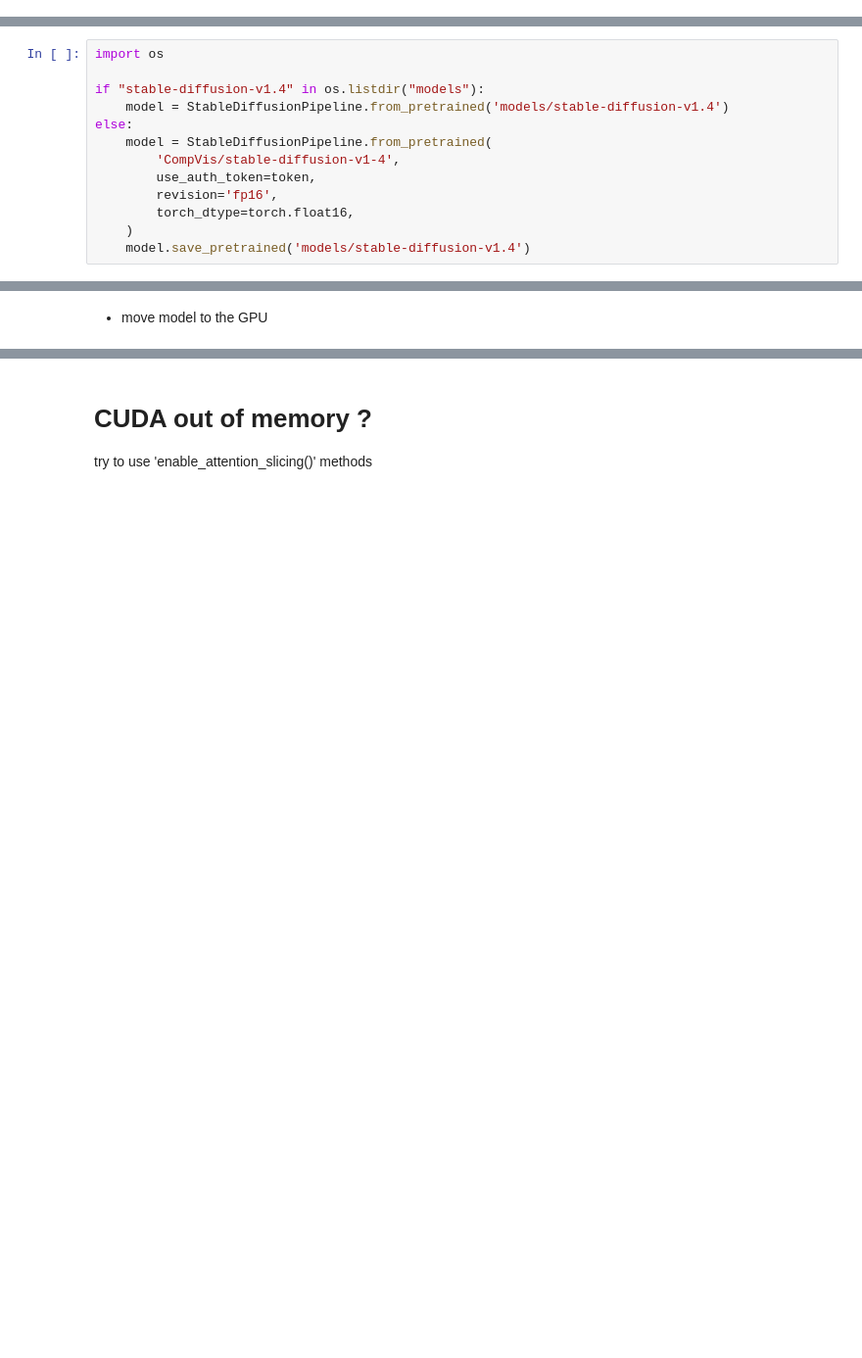
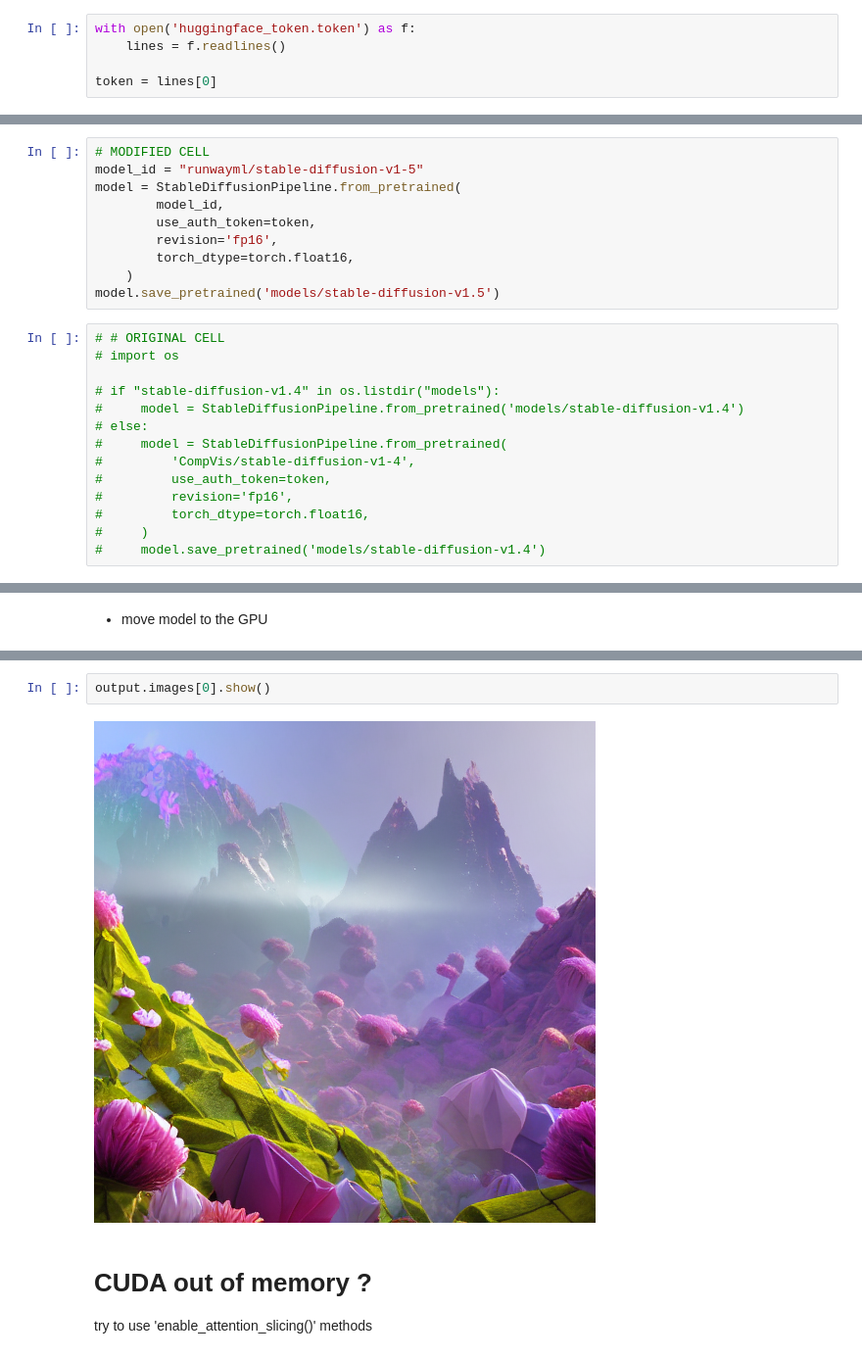
Before and after one commit to pieroit/stable-diffusion-jupyterlab-docker, a Jupyter notebook: project/01_download.ipynb, the cells around one changed output, grey strips where cells are left out. Shown at 98% size. Cells and saved outputs as stored; diff of their text form; blank space fills up the shorter version.

Commit message:
load huggingface token from .token file, load stable diffusion v1.5 weights, add sample prompts in text to image notebook

```diff
--- a/project/01_download.ipynb
+++ b/project/01_download.ipynb
@@ -8,3 +6,8 @@ token = 'YOUR_TOKEN_HERE'
+# %%
+with open('huggingface_token.token') as f:
+    lines = f.readlines()
+
+token = lines[0]
 # %% [markdown]
 - Let's check if our GPU is visible to docker. You should see the name of your GPU somewhere in this table.
 # %%
@@ -42,13 +41,24 @@ True
+# %%
+# MODIFIED CELL
+model_id = "runwayml/stable-diffusion-v1-5"
+model = StableDiffusionPipeline.from_pretrained(
+        model_id,
+        use_auth_token=token,
+        revision='fp16',
+        torch_dtype=torch.float16,
+    )
+model.save_pretrained('models/stable-diffusion-v1.5')
 # %%
-import os
+# # ORIGINAL CELL
+# import os
 
-if "stable-diffusion-v1.4" in os.listdir("models"):
-    model = StableDiffusionPipeline.from_pretrained('models/stable-diffusion-v1.4')
-else:
-    model = StableDiffusionPipeline.from_pretrained(
-        'CompVis/stable-diffusion-v1-4',
-        use_auth_token=token,
-        revision='fp16',
-        torch_dtype=torch.float16,
-    )
-    model.save_pretrained('models/stable-diffusion-v1.4')
+# if "stable-diffusion-v1.4" in os.listdir("models"):
+#     model = StableDiffusionPipeline.from_pretrained('models/stable-diffusion-v1.4')
+# else:
+#     model = StableDiffusionPipeline.from_pretrained(
+#         'CompVis/stable-diffusion-v1-4',
+#         use_auth_token=token,
+#         revision='fp16',
+#         torch_dtype=torch.float16,
+#     )
+#     model.save_pretrained('models/stable-diffusion-v1.4')
@@ -99,3 +104,7 @@ RuntimeError: CUDA out of memory. Tried to allocate 20.00 MiB (GPU 0; 5.79 GiB t
+# %%
+output.images[0].show()
+# %% [output]
+[figure, added]
 # %% [markdown]
 # CUDA out of memory ?
 try to use 'enable_attention_slicing()' methods
```
Also changed, not shown: parts of 7 cells of this notebook, 2 other files.
